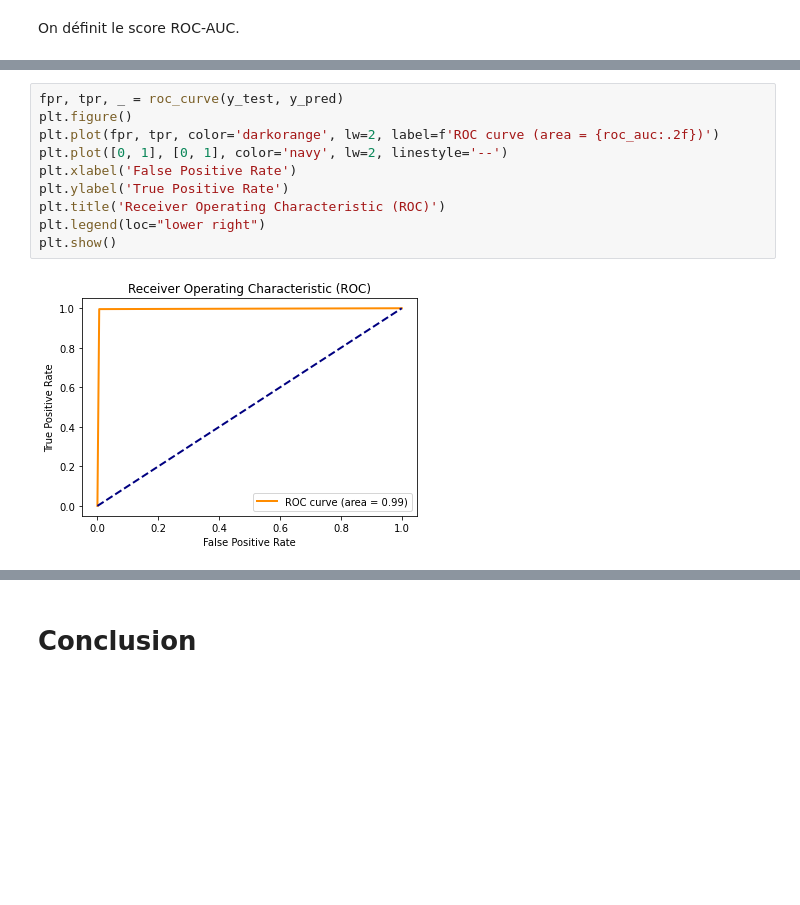
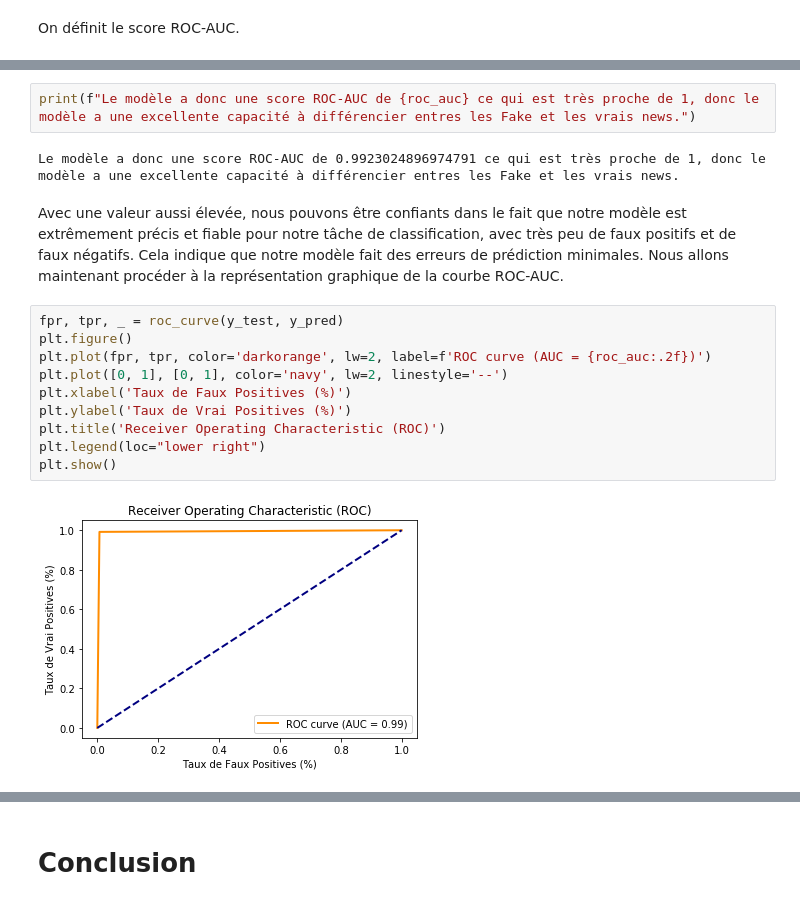
Before and after one commit to BatataNatna/Deep_Fake_project_2024, a Jupyter notebook: model_passive_agressive.ipynb, the cells around one changed output, grey strips where cells are left out. Cells and saved outputs as stored; diff of their text form; blank space fills up the shorter version.

```diff
--- a/model_passive_agressive.ipynb
+++ b/model_passive_agressive.ipynb
@@ -218,12 +268,18 @@ roc_auc
+# %%
+print(f"Le modèle a donc une score ROC-AUC de {roc_auc} ce qui est très proche de 1, donc le modèle a une excellente capacité à différencier entres les Fake et les vrais news.")
+# %% [output]
+Le modèle a donc une score ROC-AUC de 0.9923024896974791 ce qui est très proche de 1, donc le modèle a une excellente capacité à différencier entres les Fake et les vrais news.
+# %% [markdown]
+Avec une valeur aussi élevée, nous pouvons être confiants dans le fait que notre modèle est extrêmement précis et fiable pour notre tâche de classification, avec très peu de faux positifs et de faux négatifs. Cela indique que notre modèle fait des erreurs de prédiction minimales. Nous allons maintenant procéder à la représentation graphique de la courbe ROC-AUC.
 # %%
 fpr, tpr, _ = roc_curve(y_test, y_pred)
 plt.figure()
-plt.plot(fpr, tpr, color='darkorange', lw=2, label=f'ROC curve (area = {roc_auc:.2f})')
+plt.plot(fpr, tpr, color='darkorange', lw=2, label=f'ROC curve (AUC = {roc_auc:.2f})')
 plt.plot([0, 1], [0, 1], color='navy', lw=2, linestyle='--')
-plt.xlabel('False Positive Rate')
-plt.ylabel('True Positive Rate')
+plt.xlabel('Taux de Faux Positives (%)')
+plt.ylabel('Taux de Vrai Positives (%)')
 plt.title('Receiver Operating Characteristic (ROC)')
 plt.legend(loc="lower right")
 plt.show()
 # %% [output]
-[figure, old version]
+[figure, new version]
```
Also changed, not shown: parts of 13 cells of this notebook.
